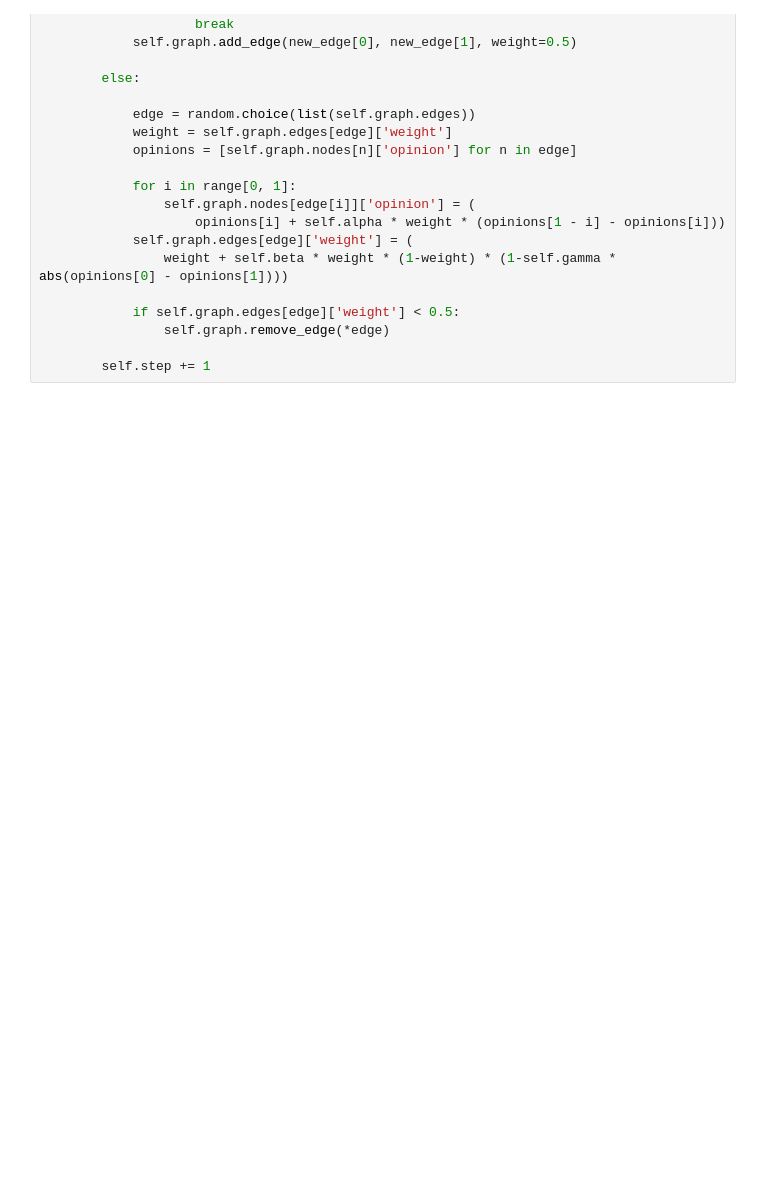
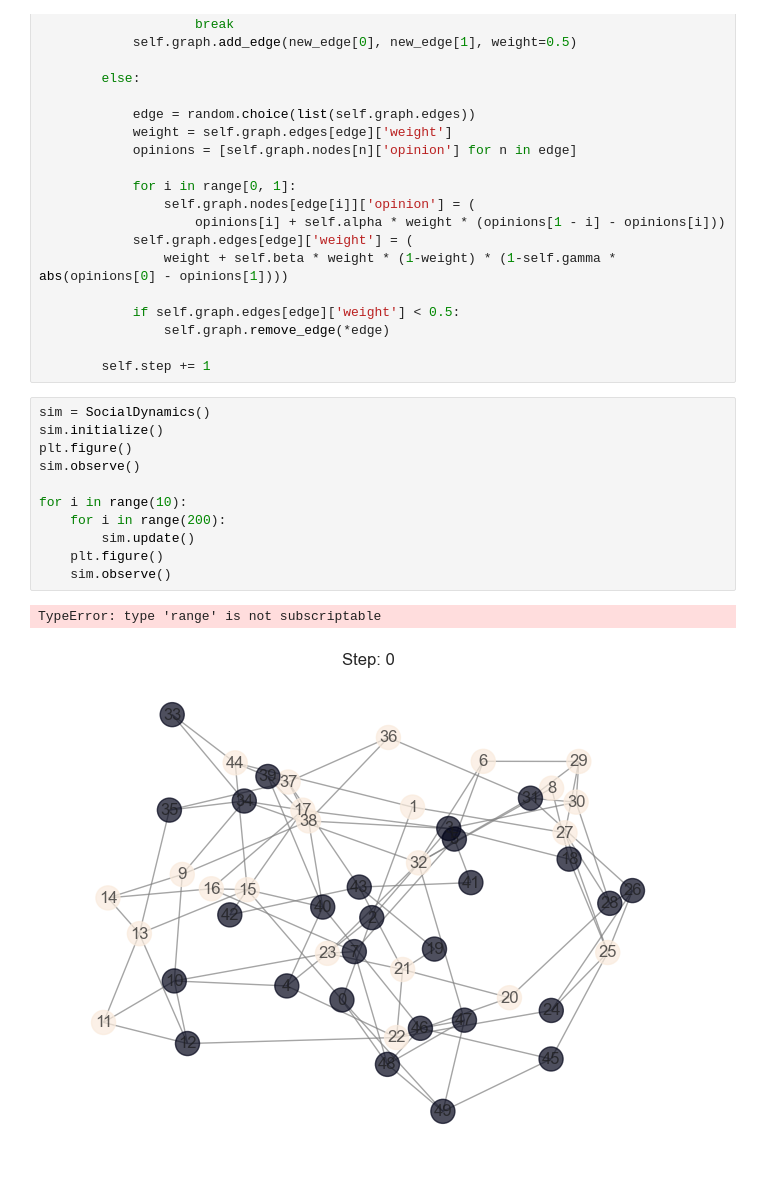
Before and after one commit to wessware/algorithms_and_computations, a Jupyter notebook: network_simulations.ipynb, the cells around one changed output. Saved outputs shown, nothing was run; the diff lists cells and outputs as text; blank space fills up the shorter version.

Commit message:
graph visualization

```diff
--- a/network_simulations.ipynb
+++ b/network_simulations.ipynb
@@ -75,3 +75,17 @@ class SocialDynamics:
                 self.graph.remove_edge(*edge)
 
         self.step += 1
+# %%
+sim = SocialDynamics()
+sim.initialize()
+plt.figure()
+sim.observe()
+
+for i in range(10):
+    for i in range(200):
+        sim.update()
+    plt.figure()
+    sim.observe()
+# %% [output]
+TypeError: type 'range' is not subscriptable
+[figure, added]
```
